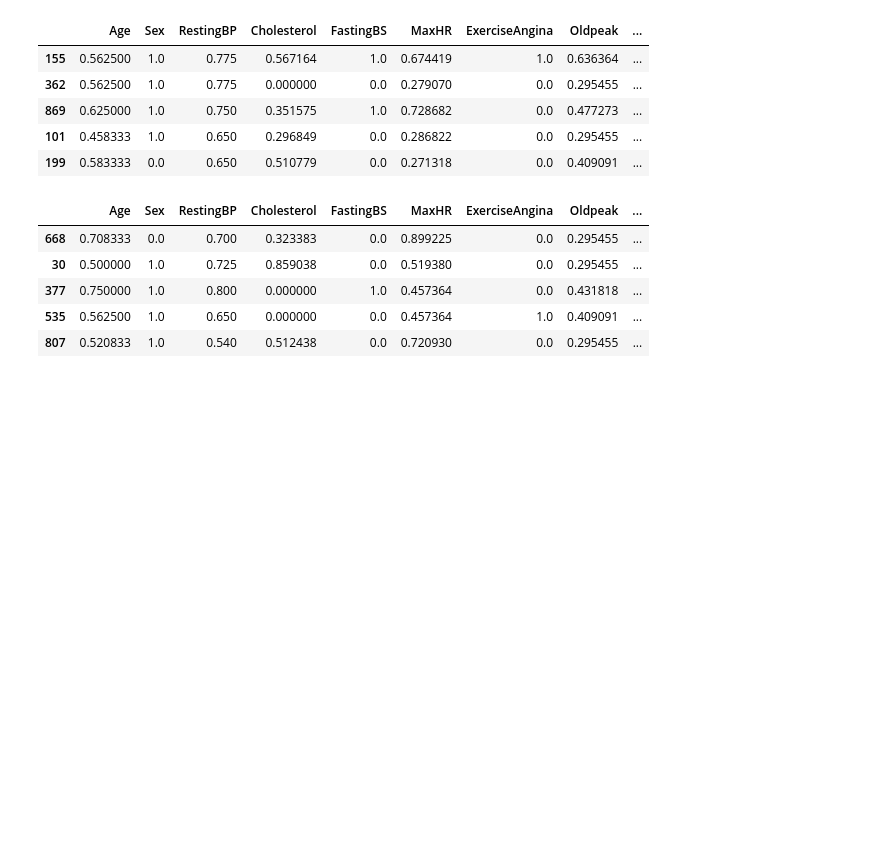
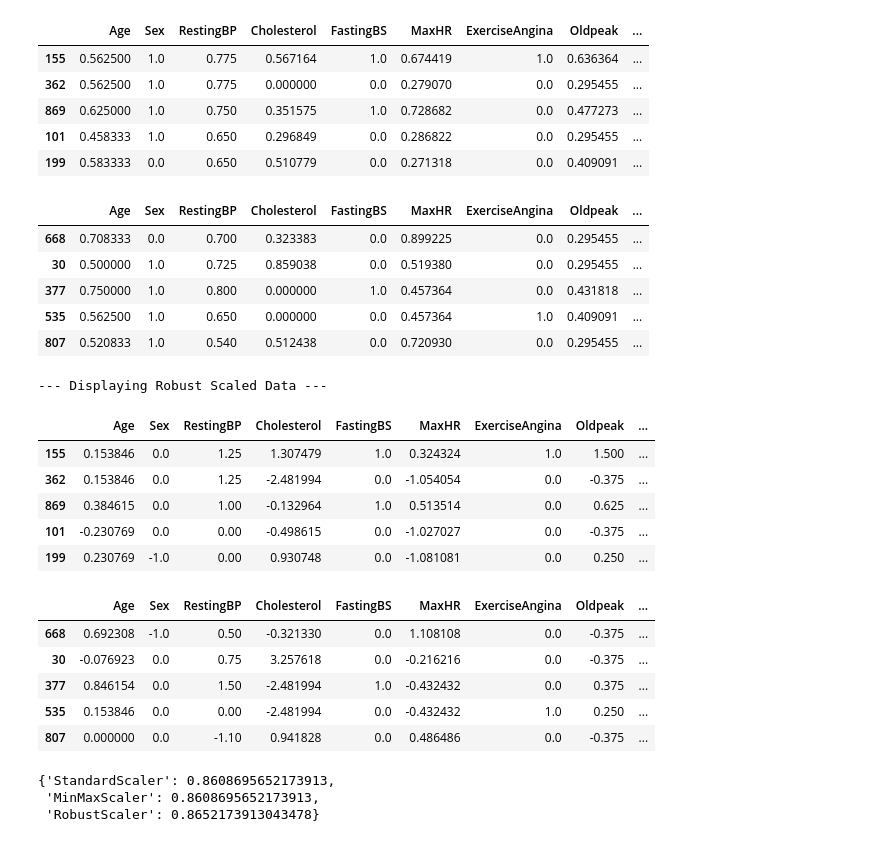
Before and after one commit to Tanvir-yzu/AI_ML-Expert-With-Phitron-Batch-01, a Jupyter notebook: Machine Learning/module 07.ipynb, the cells around one changed output. Cells and saved outputs as stored; diff of their text form; code cells hidden in the pictures; blank space fills up the shorter version.

Commit message:
Scaler Comparison

```diff
--- a/Machine Learning/module 07.ipynb
+++ b/Machine Learning/module 07.ipynb
@@ -289,3 +289,71 @@ First 5 rows of X_train (Minmax Scaled):
 | 377 | 0.750000 | 1.0 | 0.800 | 0.000000 | 1.0 | 0.457364 | 0.0 | 0.431818 | ... |
 | 535 | 0.562500 | 1.0 | 0.650 | 0.000000 | 0.0 | 0.457364 | 1.0 | 0.409091 | ... |
 | 807 | 0.520833 | 1.0 | 0.540 | 0.512438 | 0.0 | 0.720930 | 0.0 | 0.295455 | ... |
+# %%
+# ===============================
+# Robust Scaling  (NEW)
+# ===============================
+scaler_rb = RobustScaler()
+X_train_rb = scaler_rb.fit_transform(X_train)
+X_test_rb = scaler_rb.transform(X_test)
+# %%
+# ===============================
+# Display Robust Scaled Data
+# ===============================
+print("\n--- Displaying Robust Scaled Data ---")
+X_train_rb_df = pd.DataFrame(X_train_rb, columns=X_train.columns, index=X_train.index)
+X_test_rb_df = pd.DataFrame(X_test_rb, columns=X_test.columns, index=X_test.index)
+
+display(X_train_rb_df.head())
+display(X_test_rb_df.head())
+# %% [output]
+--- Displaying Robust Scaled Data ---
+|  | Age | Sex | RestingBP | Cholesterol | FastingBS | MaxHR | ExerciseAngina | Oldpeak | ... |
+| 155 | 0.153846 | 0.0 | 1.25 | 1.307479 | 1.0 | 0.324324 | 1.0 | 1.500 | ... |
+| 362 | 0.153846 | 0.0 | 1.25 | -2.481994 | 0.0 | -1.054054 | 0.0 | -0.375 | ... |
+| 869 | 0.384615 | 0.0 | 1.00 | -0.132964 | 1.0 | 0.513514 | 0.0 | 0.625 | ... |
+| 101 | -0.230769 | 0.0 | 0.00 | -0.498615 | 0.0 | -1.027027 | 0.0 | -0.375 | ... |
+| 199 | 0.230769 | -1.0 | 0.00 | 0.930748 | 0.0 | -1.081081 | 0.0 | 0.250 | ... |
+|  | Age | Sex | RestingBP | Cholesterol | FastingBS | MaxHR | ExerciseAngina | Oldpeak | ... |
+| 668 | 0.692308 | -1.0 | 0.50 | -0.321330 | 0.0 | 1.108108 | 0.0 | -0.375 | ... |
+| 30 | -0.076923 | 0.0 | 0.75 | 3.257618 | 0.0 | -0.216216 | 0.0 | -0.375 | ... |
+| 377 | 0.846154 | 0.0 | 1.50 | -2.481994 | 1.0 | -0.432432 | 0.0 | 0.375 | ... |
+| 535 | 0.153846 | 0.0 | 0.00 | -2.481994 | 0.0 | -0.432432 | 1.0 | 0.250 | ... |
+| 807 | 0.000000 | 0.0 | -1.10 | 0.941828 | 0.0 | 0.486486 | 0.0 | -0.375 | ... |
+# %%
+from sklearn.linear_model import LogisticRegression
+from sklearn.metrics import accuracy_score
+
+
+
+results = {}
+
+# StandardScaler
+sc1 = StandardScaler()
+X_train_std = sc1.fit_transform(X_train)
+X_test_std = sc1.transform(X_test)
+model = LogisticRegression(max_iter=2000)
+model.fit(X_train_std, y_train)
+results["StandardScaler"] = accuracy_score(y_test, model.predict(X_test_std))
+
+# MinMaxScaler
+sc2 = MinMaxScaler()
+X_train_mm = sc2.fit_transform(X_train)
+X_test_mm = sc2.transform(X_test)
+model = LogisticRegression(max_iter=2000)
+model.fit(X_train_mm, y_train)
+results["MinMaxScaler"] = accuracy_score(y_test, model.predict(X_test_mm))
+
+# RobustScaler
+sc3 = RobustScaler()
+X_train_rb = sc3.fit_transform(X_train)
+X_test_rb = sc3.transform(X_test)
+model = LogisticRegression(max_iter=2000)
+model.fit(X_train_rb, y_train)
+results["RobustScaler"] = accuracy_score(y_test, model.predict(X_test_rb))
+
+results
+# %% [output]
+{'StandardScaler': 0.8608695652173913,
+ 'MinMaxScaler': 0.8608695652173913,
+ 'RobustScaler': 0.8652173913043478}
```
Also changed, not shown: parts of 1 cell of this notebook.
